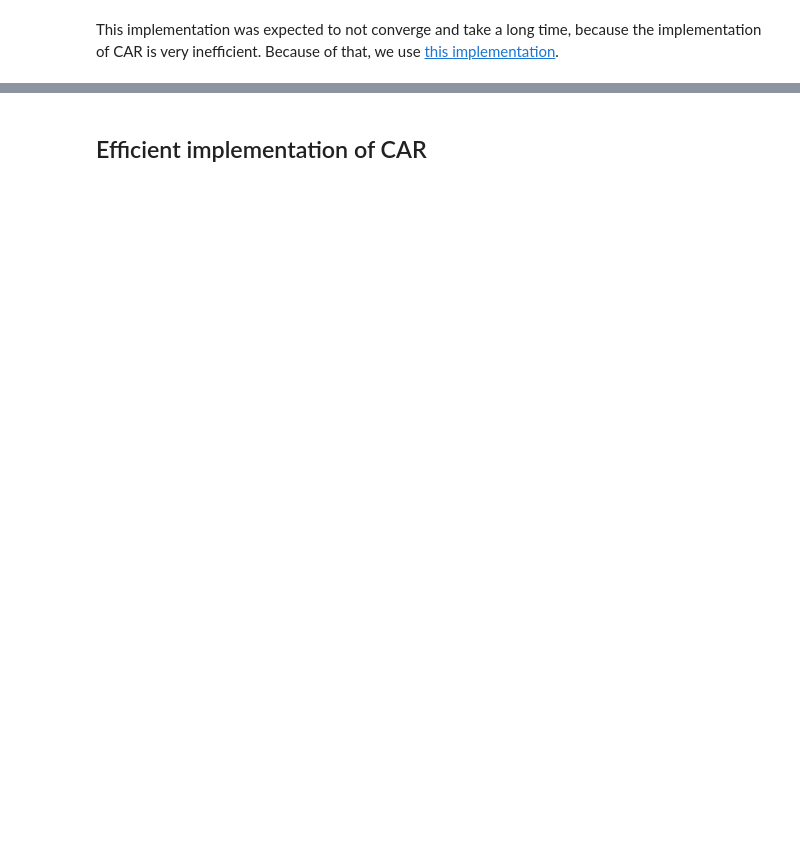
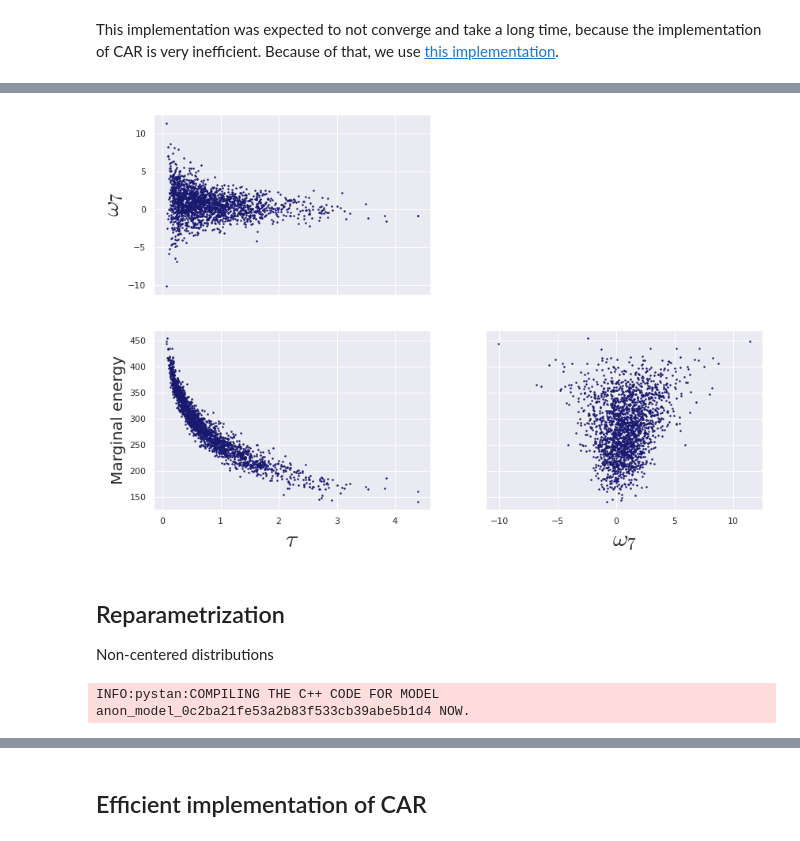
Before and after one commit to lucasmoschen/rds-bayesian-analysis-tcc, a Jupyter notebook: notebooks_book/imperfect_test_rds.ipynb, the cells around one changed output, grey strips where cells are left out. Cells and saved outputs as stored; diff of their text form; code cells hidden in the pictures; blank space fills up the shorter version.

```diff
--- a/notebooks_book/imperfect_test_rds.ipynb
+++ b/notebooks_book/imperfect_test_rds.ipynb
@@ -238,0 +284,31 @@ implementation](https://mc-stan.org/users/documentation/case-studies/mbjoseph-CA
+# %%
+info = fit_rds_imperfect_eff.to_dataframe()
+selected_vars = ['tau', 'omega[7]', 'energy__']
+samples = {var: info[var] for var in selected_vars}
+ax = az.plot_pair(samples, scatter_kwargs={'color': 'midnightblue', 'markersize': 3})
+
+ax[0,0].set_ylabel(r'$\omega_7$', fontsize=30)
+ax[1,0].set_ylabel(r'Marginal energy', fontsize=20)
+ax[1,0].set_xlabel(r'$\tau$', fontsize=30)
+ax[1,1].set_xlabel(r'$\omega_7$', fontsize=30)
+
+plt.savefig('../images/scatter_plot_inefficient_samples_rds.pdf', bbox_inches='tight')
+plt.show()
+# %% [output]
+[figure, added]
+# %% [markdown]
+## Reparametrization
+
+Non-centered distributions
+# %%
+#compiled = False
+compiled = True
+
+if compiled:
+    sm = pickle.load(open('../models/primary_model/pickles/rds_imperfect_test_v3.pkl', 'rb'))
+else:
+    sm = ps.StanModel(file = '../models/primary_model/stan_codes/rds_imperfect_test_v3.stan')
+    with open('../models/primary_model/pickles/rds_imperfect_test_v3.pkl', 'wb') as f:
+        pickle.dump(sm, f)
+# %% [output]
+INFO:pystan:COMPILING THE C++ CODE FOR MODEL anon_model_0c2ba21fe53a2b83f533cb39abe5b1d4 NOW.
```
Also changed, not shown: parts of 23 cells of this notebook, 55 other files.
